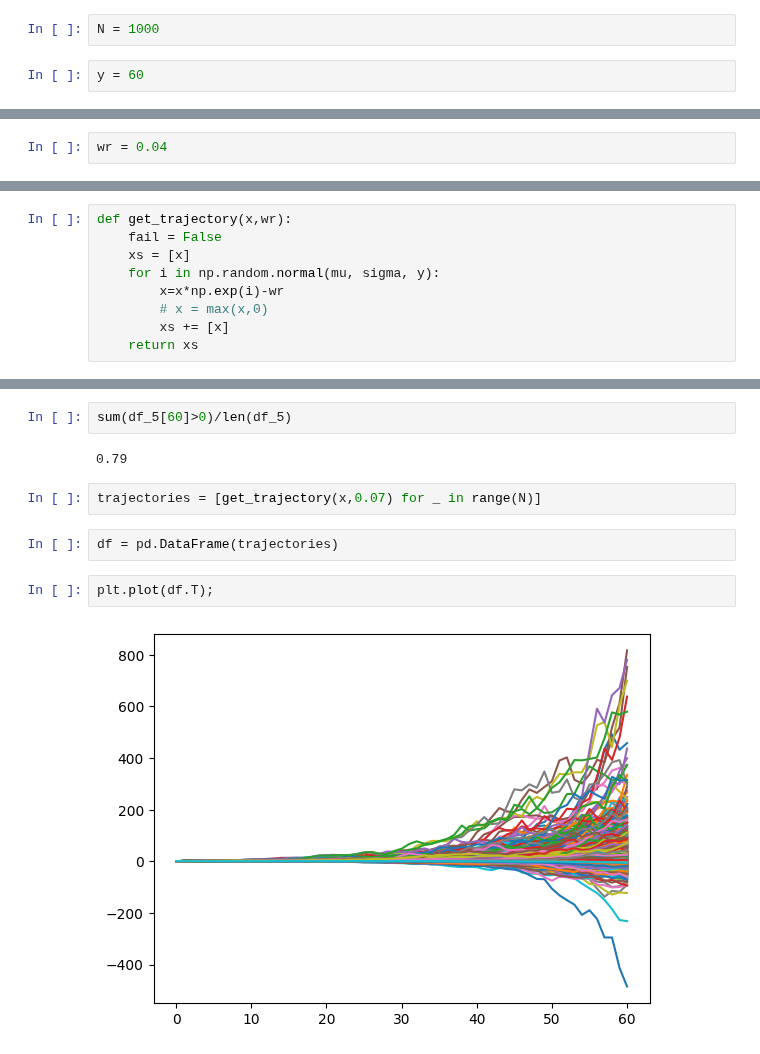
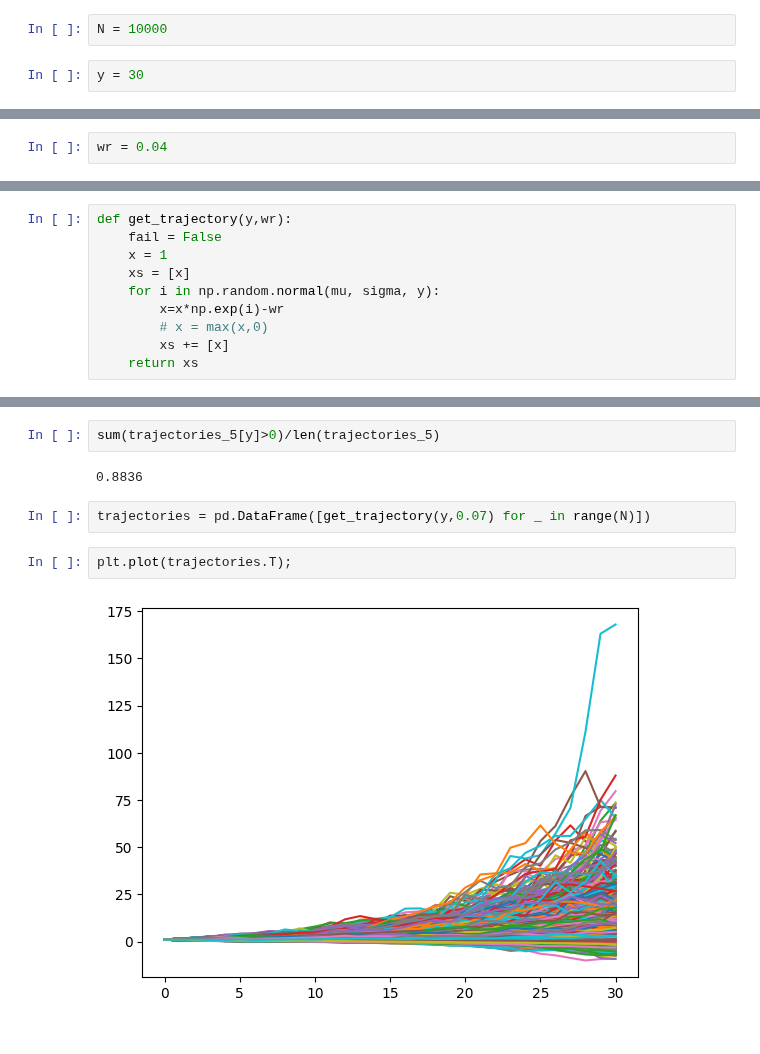
Before and after one commit to jvalansi/notebooks, a Jupyter notebook: safe_withdrawal_rate.ipynb, the cells around one changed output, grey strips where cells are left out. Saved outputs shown, nothing was run; the diff lists cells and outputs as text.

```diff
--- a/safe_withdrawal_rate.ipynb
+++ b/safe_withdrawal_rate.ipynb
@@ -6,9 +10,9 @@ import matplotlib.pyplot as plt
 mu = 0.07
 sigma = 0.15
 # %%
-N = 1000
+N = 10000
 # %%
-y = 60
+y = 30
 # %%
 x = 1
 # %%
@@ -24,6 +24,7 @@ def success(x):
 # %%
-def get_trajectory(x,wr):
+def get_trajectory(y,wr):
     fail = False
+    x = 1
     xs = [x]
     for i in np.random.normal(mu, sigma, y):
         x=x*np.exp(i)-wr
@@ -73,13 +70,11 @@ df_5.sort_values(by=60).iloc[:-10].loc[:,60].hist(bins=100)
 # %%
-sum(df_5[60]>0)/len(df_5)
+sum(trajectories_5[y]>0)/len(trajectories_5)
 # %% [output]
-0.79
+0.8836
 # %%
-trajectories = [get_trajectory(x,0.07) for _ in range(N)]
+trajectories = pd.DataFrame([get_trajectory(y,0.07) for _ in range(N)])
-# %%
-df = pd.DataFrame(trajectories)
 # %%
-plt.plot(df.T);
+plt.plot(trajectories.T);
 # %% [output]
-[figure, old version]
+[figure, new version]
 # %%
```
Also changed, not shown: parts of 21 cells of this notebook.
